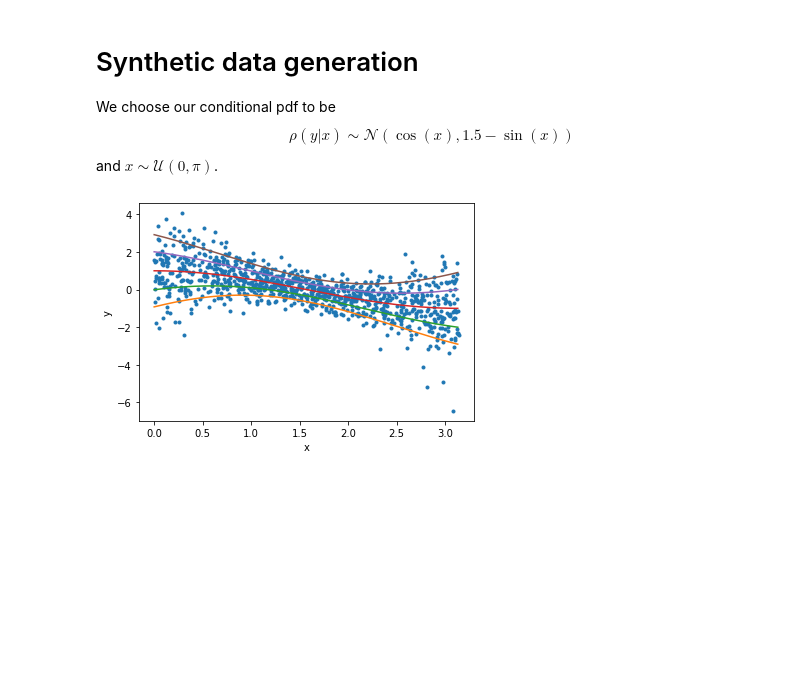
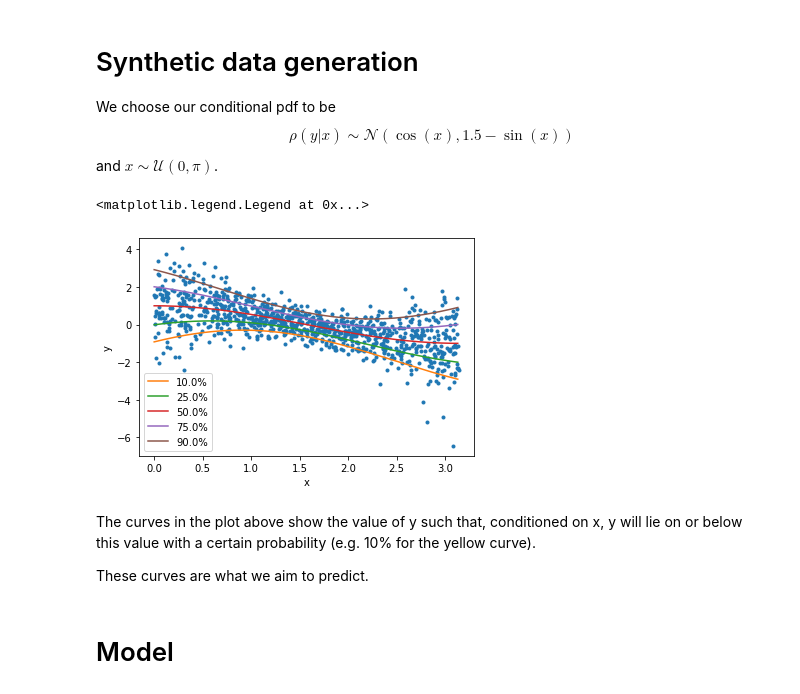
Before and after one commit to harrybraviner/neural_cdf, a Jupyter notebook: basic_example.ipynb, the cells around one changed output. Saved outputs shown, nothing was run; the diff lists cells and outputs as text; code cells hidden in the pictures; blank space fills up the shorter version.

Commit message:
Model and training (mostly written)

```diff
--- a/basic_example.ipynb
+++ b/basic_example.ipynb
@@ -29,12 +30,14 @@ def get_conditional_ppf(x_vals, quantile, h=0.01):
 # %%
 dataset = generate_synthetic_data(np.random.RandomState(123), 1000)
 
 plt.plot(dataset[0], dataset[1], '.')
 plt.xlabel('x')
 plt.ylabel('y')
 
 for q in [0.1, 0.25, 0.5, 0.75, 0.9]:
     x, y = get_conditional_ppf(dataset[0], q)
-    plt.plot(x, y)
+    plt.plot(x, y, label=f'{100.0*q}%')
+plt.legend()
 # %% [output]
+<matplotlib.legend.Legend at 0x...>
-[figure, old version]
+[figure, new version]
@@ -42,0 +44,6 @@ for q in [0.1, 0.25, 0.5, 0.75, 0.9]:
+# %% [markdown]
+The curves in the plot above show the value of y such that, conditioned on x, y will lie on or below this value with a certain probability (e.g. 10% for the yellow curve).
+
+These curves are what we aim to predict.
+# %% [markdown]
+# Model
```
Also changed, not shown: parts of 9 cells of this notebook.
